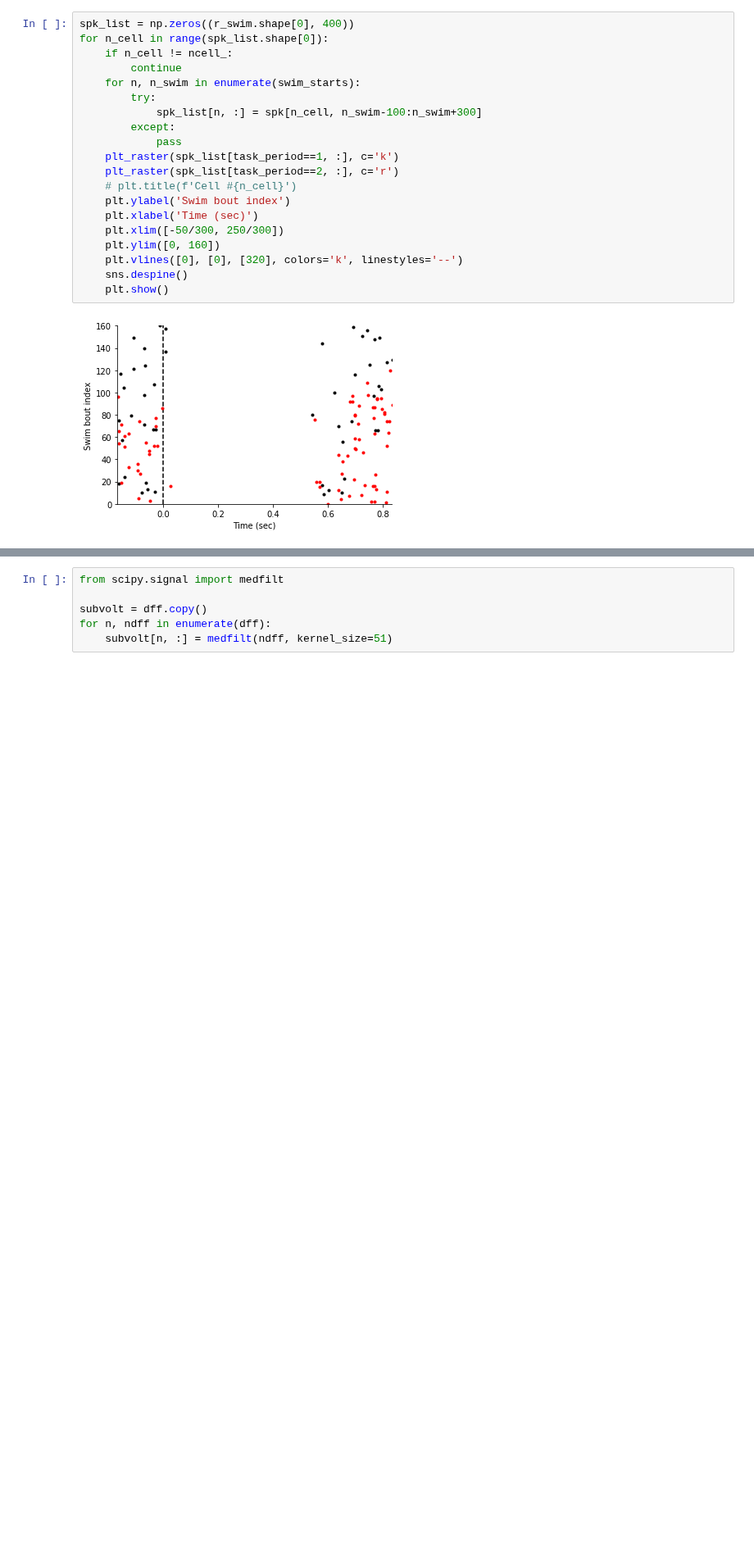
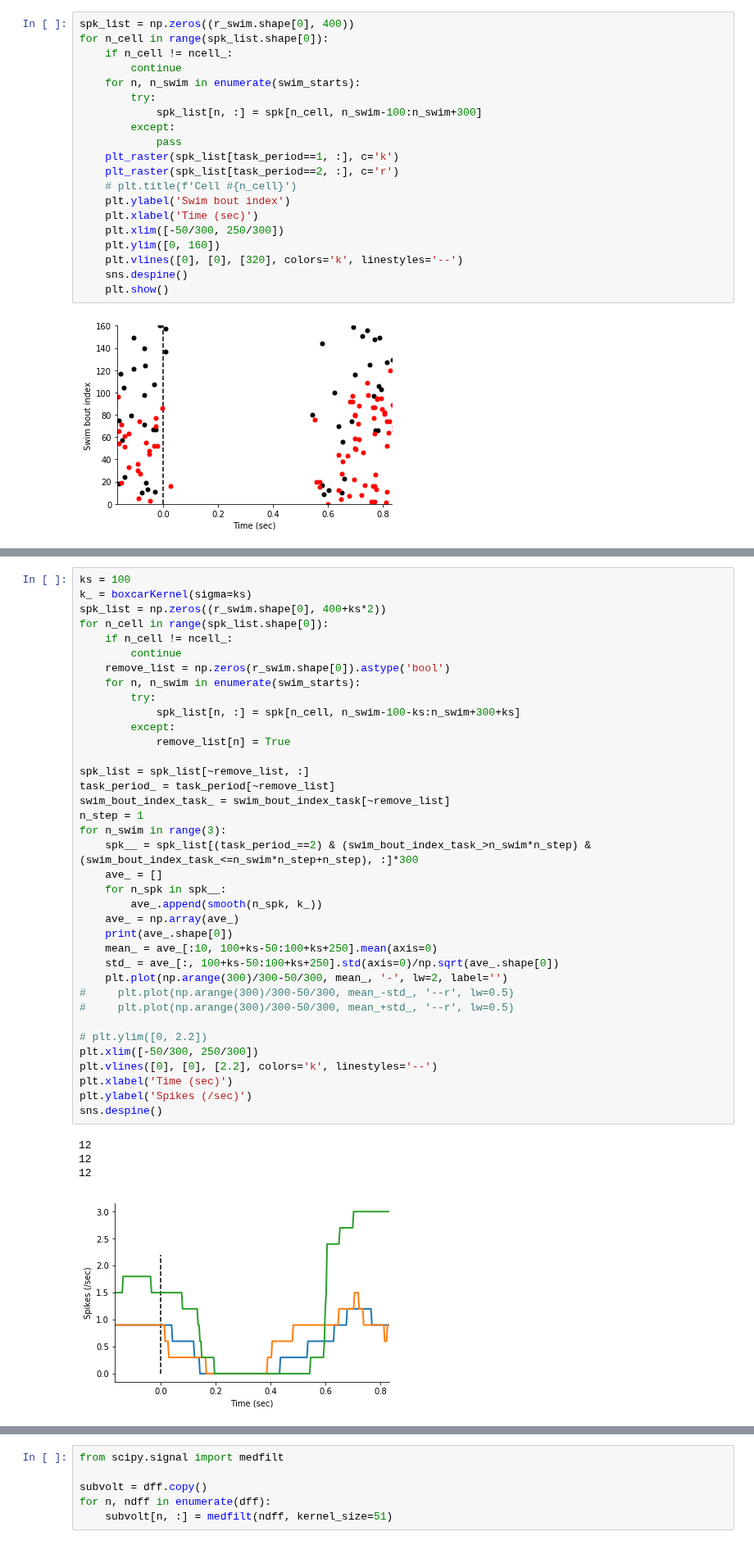
Before and after one commit to zqwei/DRN_voltage_analysis, a Jupyter notebook: Notebooks/memory_task_swim_bouts.ipynb, the cells around one changed output, grey strips where cells are left out. Shown at 82% size. Drawn from its saved outputs; the diff is of its cells as text; blank space fills up the shorter version.

```diff
--- a/Notebooks/memory_task_swim_bouts.ipynb
+++ b/Notebooks/memory_task_swim_bouts.ipynb
@@ -271,3 +267,45 @@ plt.ylabel('Spikes (/sec)')
 sns.despine()
 # %% [output]
 [figure]
+# %%
+ks = 100
+k_ = boxcarKernel(sigma=ks)
+spk_list = np.zeros((r_swim.shape[0], 400+ks*2))
+for n_cell in range(spk_list.shape[0]):
+    if n_cell != ncell_:
+        continue
+    remove_list = np.zeros(r_swim.shape[0]).astype('bool')
+    for n, n_swim in enumerate(swim_starts):
+        try:
+            spk_list[n, :] = spk[n_cell, n_swim-100-ks:n_swim+300+ks]
+        except:
+            remove_list[n] = True
+
+spk_list = spk_list[~remove_list, :]
+task_period_ = task_period[~remove_list]
+swim_bout_index_task_ = swim_bout_index_task[~remove_list]
+n_step = 1
+for n_swim in range(3):
+    spk__ = spk_list[(task_period_==2) & (swim_bout_index_task_>n_swim*n_step) & (swim_bout_index_task_<=n_swim*n_step+n_step), :]*300
+    ave_ = []
+    for n_spk in spk__:
+        ave_.append(smooth(n_spk, k_))
+    ave_ = np.array(ave_)
+    print(ave_.shape[0])
+    mean_ = ave_[:10, 100+ks-50:100+ks+250].mean(axis=0)
+    std_ = ave_[:, 100+ks-50:100+ks+250].std(axis=0)/np.sqrt(ave_.shape[0])
+    plt.plot(np.arange(300)/300-50/300, mean_, '-', lw=2, label='')
+#     plt.plot(np.arange(300)/300-50/300, mean_-std_, '--r', lw=0.5)
+#     plt.plot(np.arange(300)/300-50/300, mean_+std_, '--r', lw=0.5)
+
+# plt.ylim([0, 2.2])
+plt.xlim([-50/300, 250/300])
+plt.vlines([0], [0], [2.2], colors='k', linestyles='--')
+plt.xlabel('Time (sec)')
+plt.ylabel('Spikes (/sec)')
+sns.despine()
+# %% [output]
+12
+12
+12
+[figure, added]
```
Also changed, not shown: parts of 8 cells of this notebook, 2 other files.
